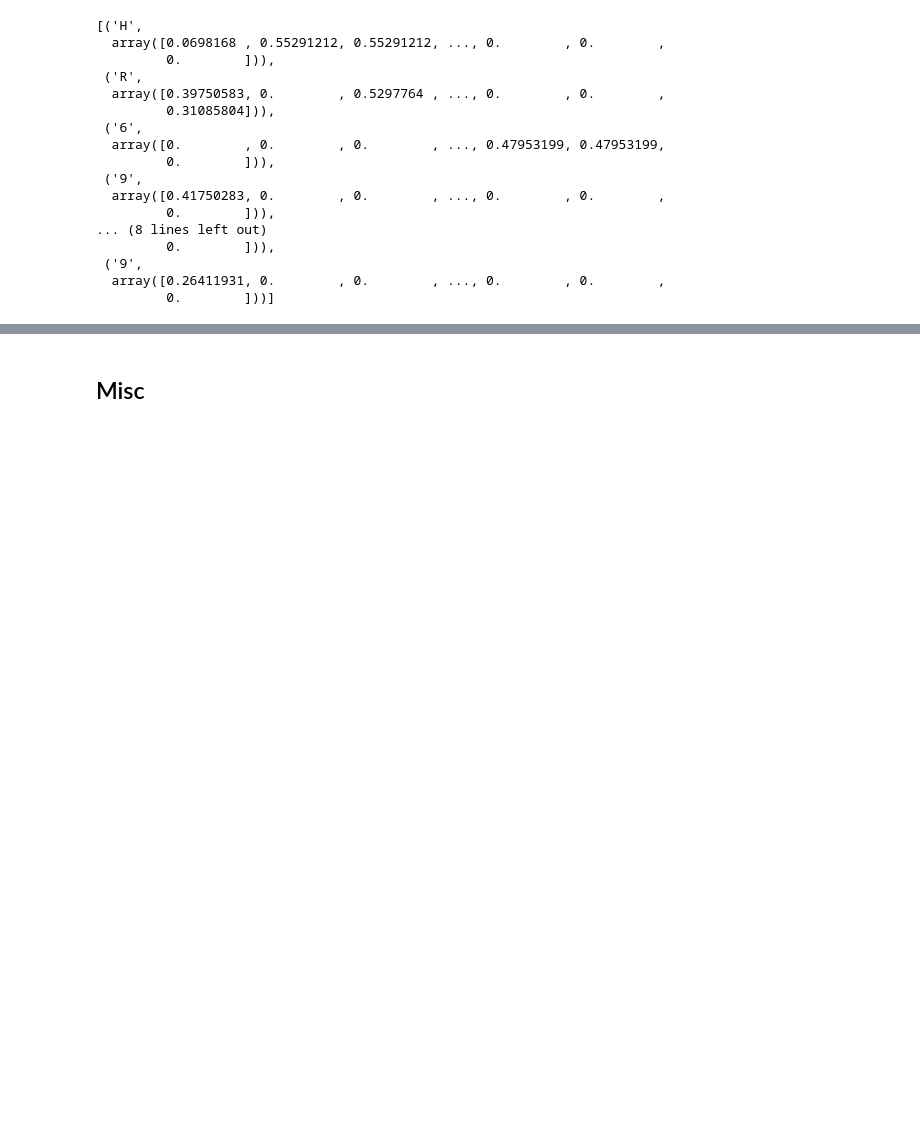
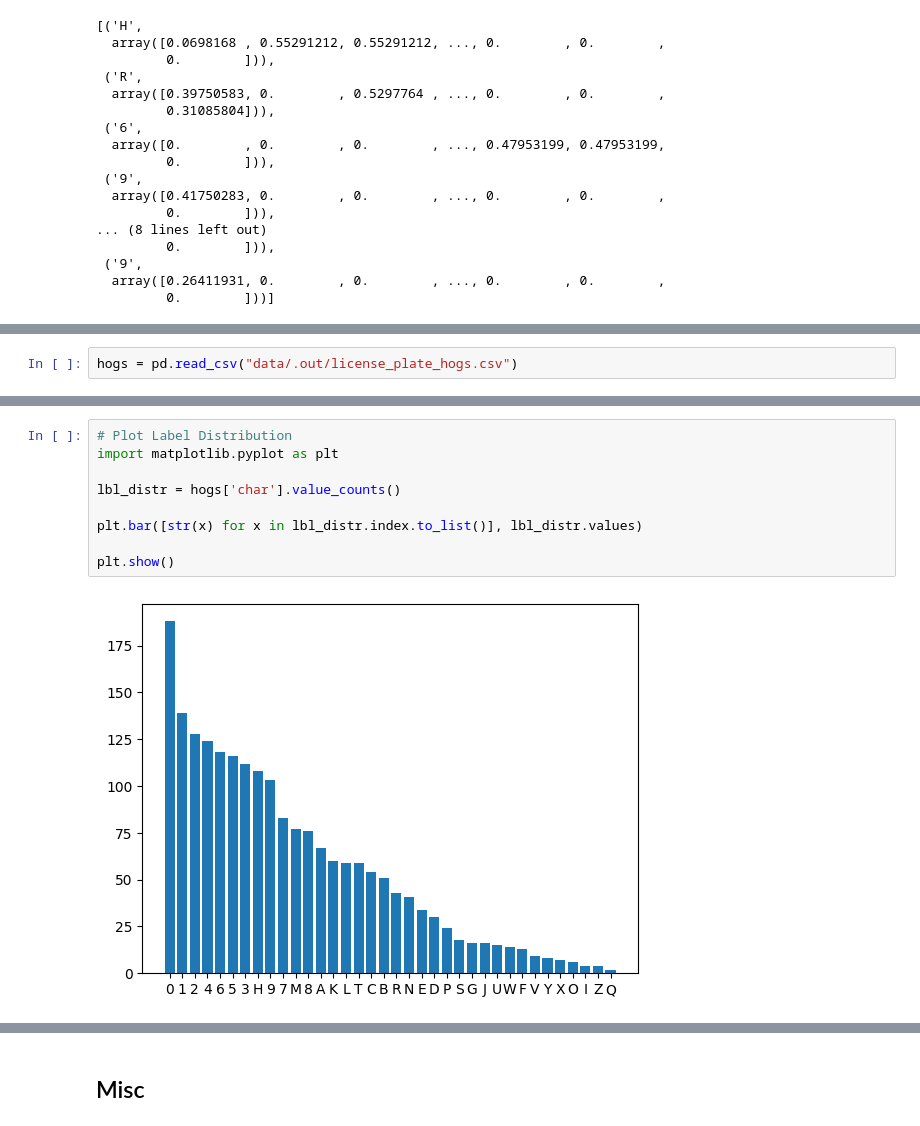
Before and after one commit to UltraArceus3/CSE5717-Project, a Jupyter notebook: OCR/custom_ocr.ipynb, the cells around one changed output, grey strips where cells are left out. Drawn from its saved outputs; the diff is of its cells as text; blank space fills up the shorter version.

```diff
--- a/OCR/custom_ocr.ipynb
+++ b/OCR/custom_ocr.ipynb
@@ -96,0 +107,2 @@ hogs.to_csv(".out/license_plate_hogs.csv", index=False)
+# %%
+hogs = pd.read_csv("data/.out/license_plate_hogs.csv")
@@ -96,0 +152,11 @@ hogs.to_csv(".out/license_plate_hogs.csv", index=False)
+# %%
+# Plot Label Distribution
+import matplotlib.pyplot as plt
+
+lbl_distr = hogs['char'].value_counts()
+
+plt.bar([str(x) for x in lbl_distr.index.to_list()], lbl_distr.values)
+
+plt.show()
+# %% [output]
+[figure, added]
```
Also changed, not shown: parts of 11 cells of this notebook, 5 other files.
